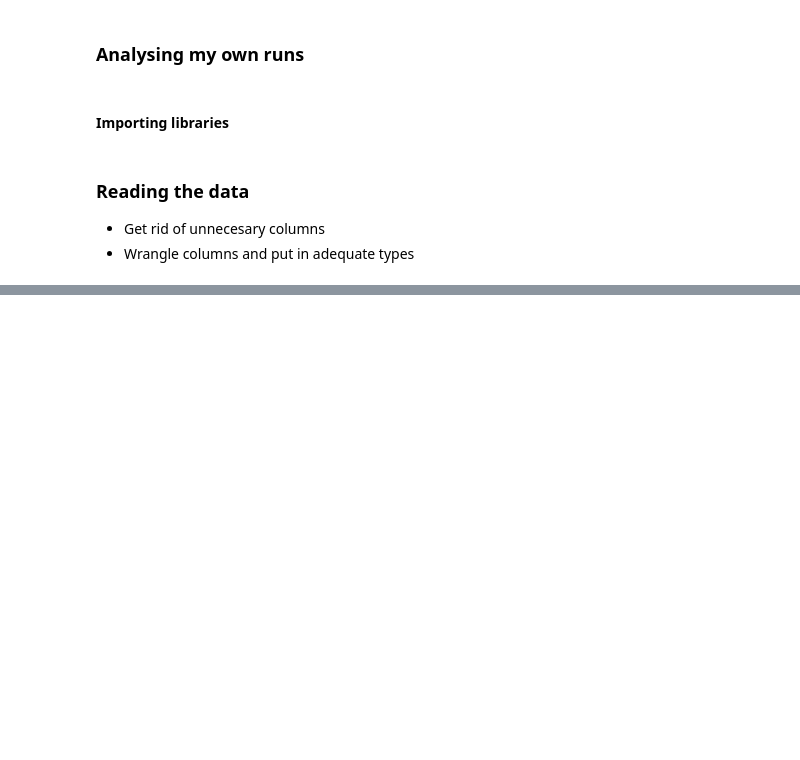
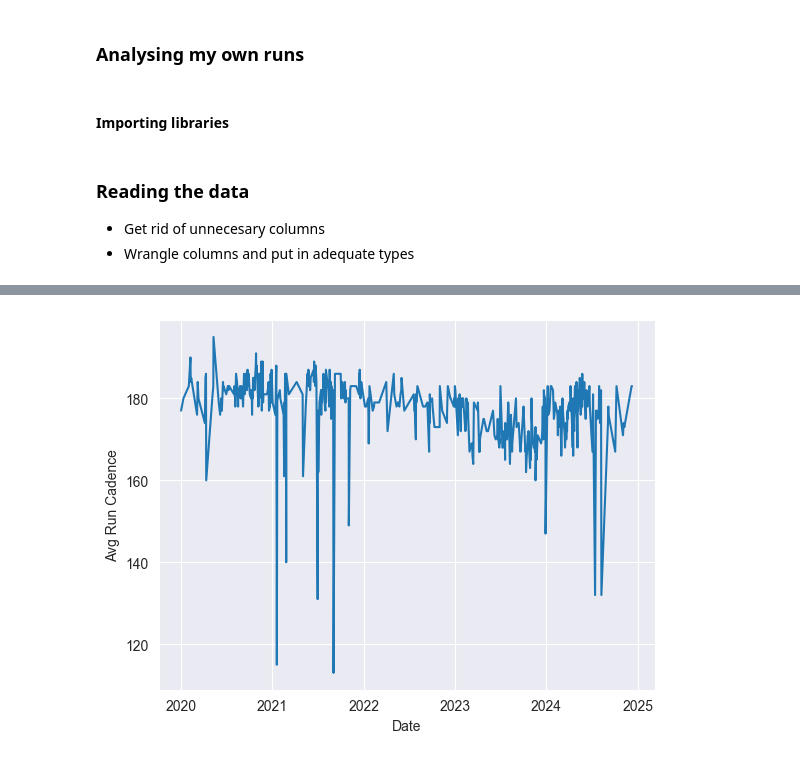
Before and after one commit to jsaraviadrago/Misc-Portfolio, a Jupyter notebook: 8. Running activity/Script_runs.ipynb, the cells around one changed output, grey strips where cells are left out. Saved outputs shown, nothing was run; the diff lists cells and outputs as text; code cells hidden in the pictures; blank space fills up the shorter version.

```diff
--- a/8. Running activity/Script_runs.ipynb
+++ b/8. Running activity/Script_runs.ipynb
@@ -48,0 +55,4 @@ data_runs[columns_Pace] = data_runs[columns_Pace].apply(pd.to_datetime, format =
+# %%
+ax0 = sn.lineplot(x='Date', y='Avg Run Cadence', data=data_runs)
+# %% [output]
+[figure, added]
```
Also changed, not shown: parts of 10 cells of this notebook.
